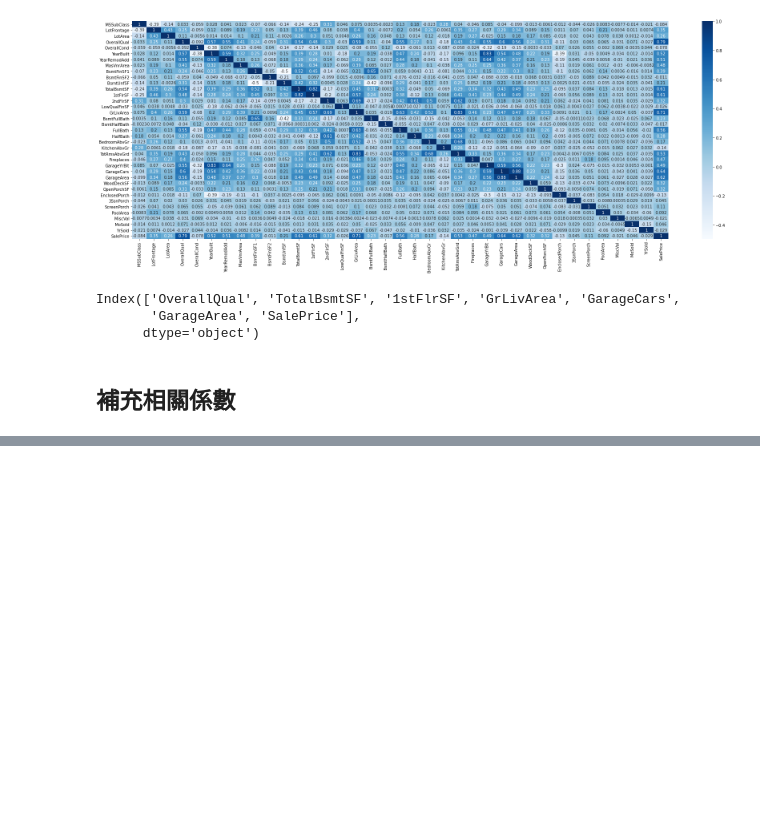
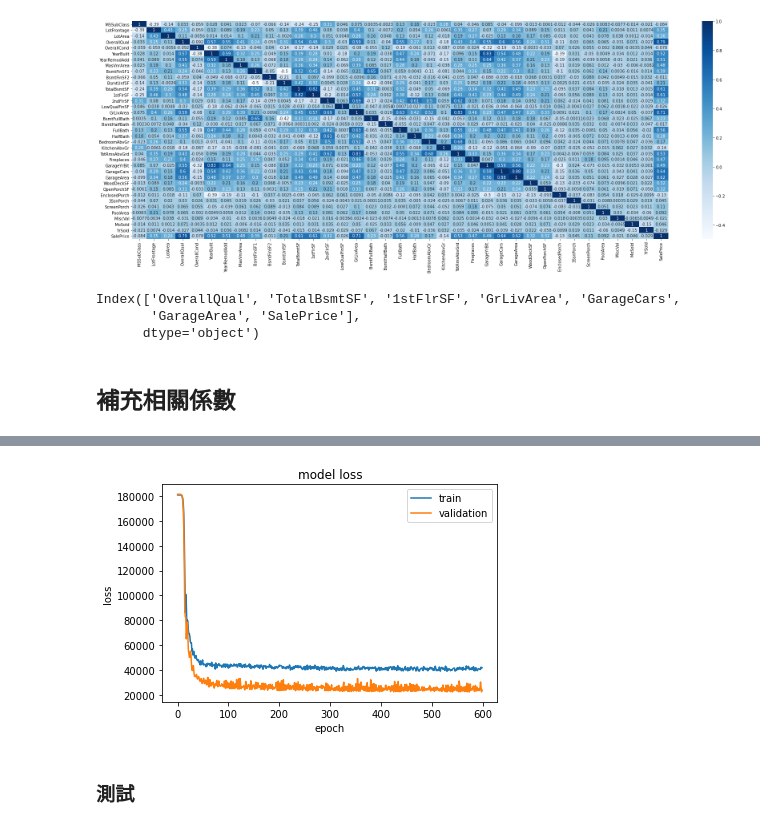
Before and after one commit to lalteng/MyAIProject, a Jupyter notebook: HousePrices/HousePrices.ipynb, the cells around one changed output, grey strips where cells are left out. Drawn from its saved outputs; the diff is of its cells as text; code cells hidden in the pictures; blank space fills up the shorter version.

```diff
--- a/HousePrices/HousePrices.ipynb
+++ b/HousePrices/HousePrices.ipynb
@@ -129,0 +346,10 @@ plt.show()
+# %%
+from sklearn import preprocessing #引入所需函式庫
+normalize = preprocessing.StandardScaler() #取一個短的名字
+# 標準化處理
+X_trian_normal_data = normalize.fit_transform(X_train_dataset) #將訓練資料標準化
+X_validation_normal_data = normalize.fit_transform(X_validation_dataset) #將驗證資料標準化
+
+print(X_trian_normal_data)
+print('*'*50)
+print(X_validation_normal_data)
@@ -129,0 +426,24 @@ plt.show()
+# %%
+call = ModelCheckpoint('good.h5',
+                     monitor = 'val_loss',
+                     verbose = 0,
+                     save_best_only = True,
+                     save_weights_only = True,
+                     mode = 'auto',
+                     period = 1)
+
+#ModelCheckpoint：!.保存的名稱2.要監視的值3.訊息展示的樣子
+#4.5.設置為True的時候，當監視的數值變低會立即保存，也就是保存最好的(所以也有人會讓epochs很大很大去抓最好的，但神經網路或是資料沒有多做什麼調整其實不會差到太多)
+#6.auto模式下在比對你的監視值他會自己判斷是不是變好還是變差，要不要儲存7CheckPoint間的epcoh數
+
+model = model()
+history = model.fit(X_trian_normal_data, Y_trian,
+                    validation_data = [X_validation_normal_data, Y_validation],
+                    callbacks = [call],
+                    epochs = 600,
+                    batch_size = 512, verbose = 1)
+#model.fit的1.2.之前就有介紹過拉；3.validation_data就是加入驗證集去讓超參數跑得更好；
+#4.callbacks看是否要使用，然後設定是怎樣子；
+#5.epochs完整的資料要疊代幾次
+#6.每次的批次大小是多少
+#7.verbose:0是不輸出進度條；1是輸出進度條
@@ -129,0 +497,13 @@ plt.show()
+# %%
+#history 會記錄訓練的狀況，會將model.fit回傳的東西記錄下來，以下是常用的示範
+plt.plot(history.history['loss'])
+plt.plot(history.history['val_loss'])
+plt.title('model loss')
+plt.ylabel('loss')
+plt.xlabel('epoch')
+plt.legend(['train', 'validation'], loc = 'upper right')
+plt.show()
+# %% [output]
+[figure, added]
+# %% [markdown]
+### 測試
```
Also changed, not shown: parts of 39 cells of this notebook, 10 other files.
